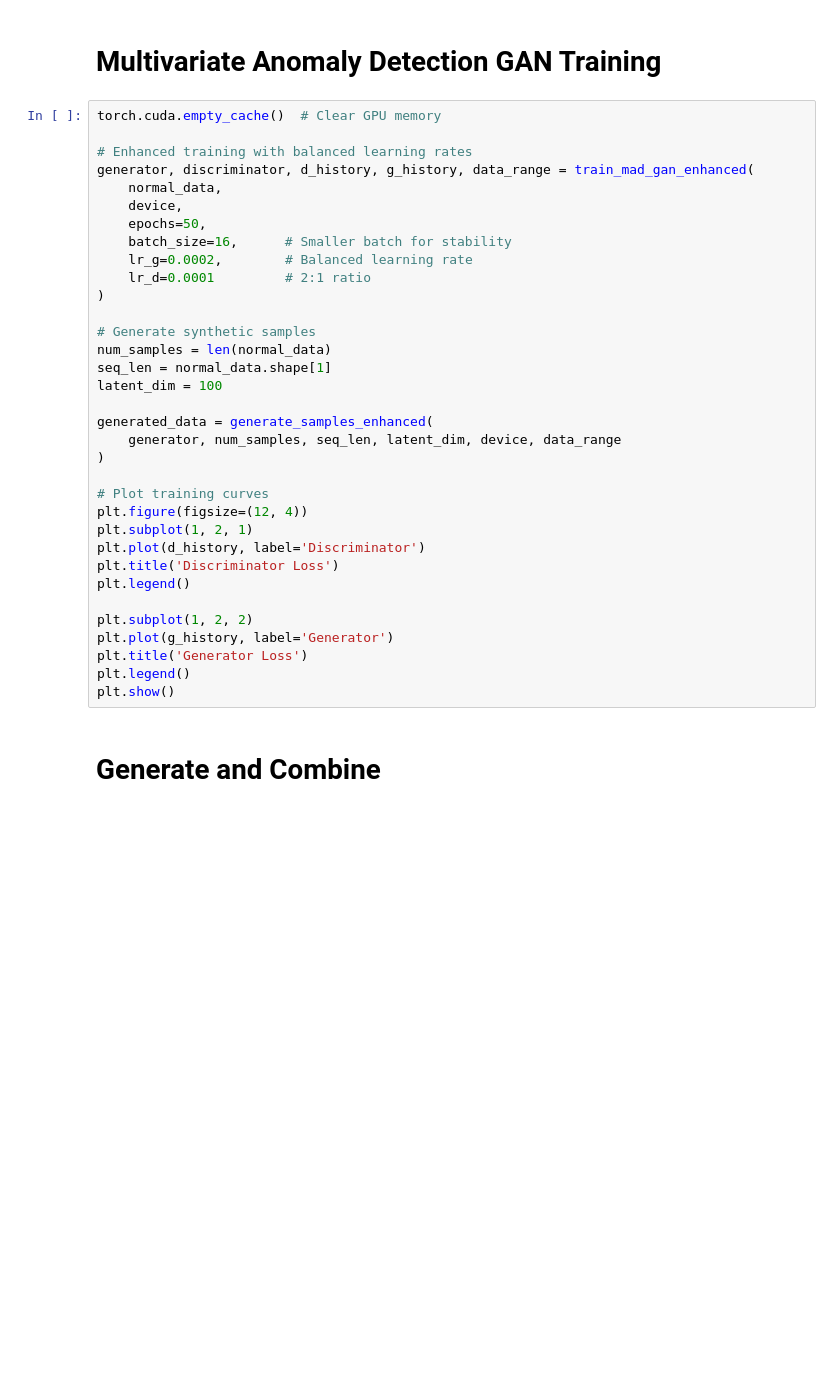
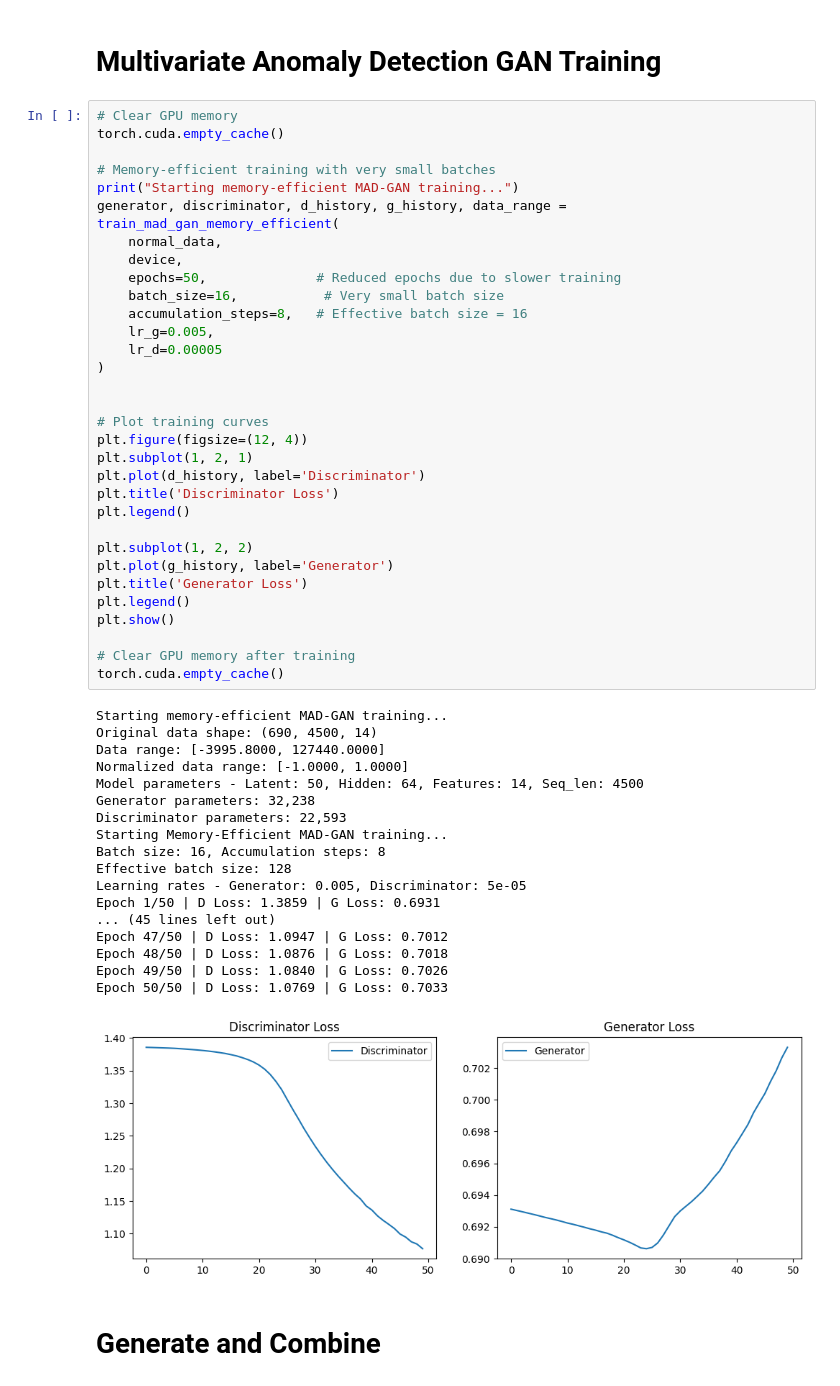
Before and after one commit to maddiew95/SmartIoT-2025, a Jupyter notebook: GANs models/MADGANS/mad-gan.ipynb, the cells around one changed output. Drawn from its saved outputs; the diff is of its cells as text; blank space fills up the shorter version.

```diff
--- a/GANs models/MADGANS/mad-gan.ipynb
+++ b/GANs models/MADGANS/mad-gan.ipynb
@@ -274,39 +295,56 @@ def generate_samples_enhanced(generator, num_samples, seq_len, latent_dim, devic
 # %% [markdown]
 # Multivariate Anomaly Detection GAN Training
 # %%
-torch.cuda.empty_cache()  # Clear GPU memory
+# Clear GPU memory
+torch.cuda.empty_cache()
 
-# Enhanced training with balanced learning rates
-generator, discriminator, d_history, g_history, data_range = train_mad_gan_enhanced(
+# Memory-efficient training with very small batches
+print("Starting memory-efficient MAD-GAN training...")
+generator, discriminator, d_history, g_history, data_range = train_mad_gan_memory_efficient(
     normal_data,
     device,
-    epochs=50,
-    batch_size=16,      # Smaller batch for stability
-    lr_g=0.0002,        # Balanced learning rate
-    lr_d=0.0001         # 2:1 ratio
+    epochs=50,              # Reduced epochs due to slower training
+    batch_size=16,           # Very small batch size
+    accumulation_steps=8,   # Effective batch size = 16
+    lr_g=0.005,
+    lr_d=0.00005
 )
 
-# Generate synthetic samples
-num_samples = len(normal_data)
-seq_len = normal_data.shape[1]
-latent_dim = 100
-
-generated_data = generate_samples_enhanced(
-    generator, num_samples, seq_len, latent_dim, device, data_range
-)
 
 # Plot training curves
 plt.figure(figsize=(12, 4))
 plt.subplot(1, 2, 1)
 plt.plot(d_history, label='Discriminator')
 plt.title('Discriminator Loss')
 plt.legend()
 
 plt.subplot(1, 2, 2)
 plt.plot(g_history, label='Generator')
 plt.title('Generator Loss')
 plt.legend()
 plt.show()
+
+# Clear GPU memory after training
+torch.cuda.empty_cache()
+# %% [output]
+Starting memory-efficient MAD-GAN training...
+Original data shape: (690, 4500, 14)
+Data range: [-3995.8000, 127440.0000]
+Normalized data range: [-1.0000, 1.0000]
+Model parameters - Latent: 50, Hidden: 64, Features: 14, Seq_len: 4500
+Generator parameters: 32,238
+Discriminator parameters: 22,593
+Starting Memory-Efficient MAD-GAN training...
+Batch size: 16, Accumulation steps: 8
+Effective batch size: 128
+Learning rates - Generator: 0.005, Discriminator: 5e-05
+Epoch 1/50 | D Loss: 1.3859 | G Loss: 0.6931
+... (45 lines left out)
+Epoch 47/50 | D Loss: 1.0947 | G Loss: 0.7012
+Epoch 48/50 | D Loss: 1.0876 | G Loss: 0.7018
+Epoch 49/50 | D Loss: 1.0840 | G Loss: 0.7026
+Epoch 50/50 | D Loss: 1.0769 | G Loss: 0.7033
+[figure, added]
 # %% [markdown]
 # Generate and Combine
 # %%
```
Also changed, not shown: parts of 9 cells of this notebook.
